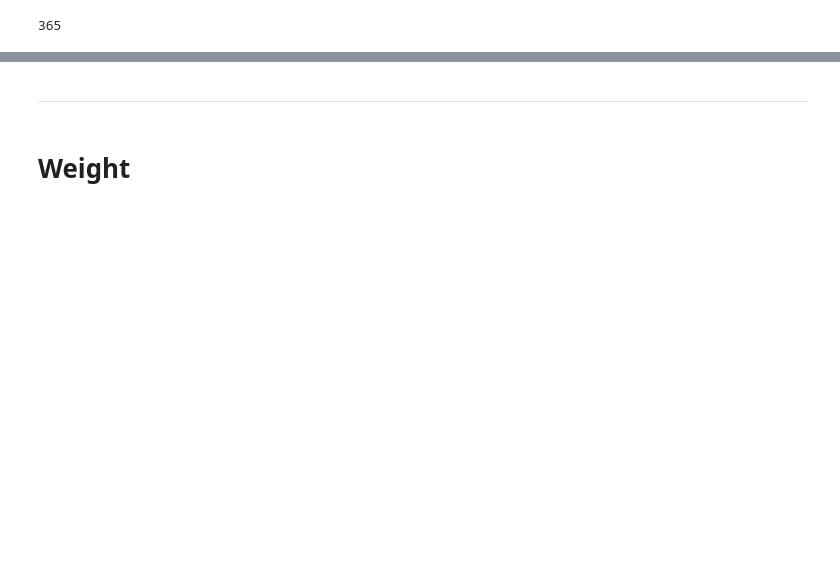
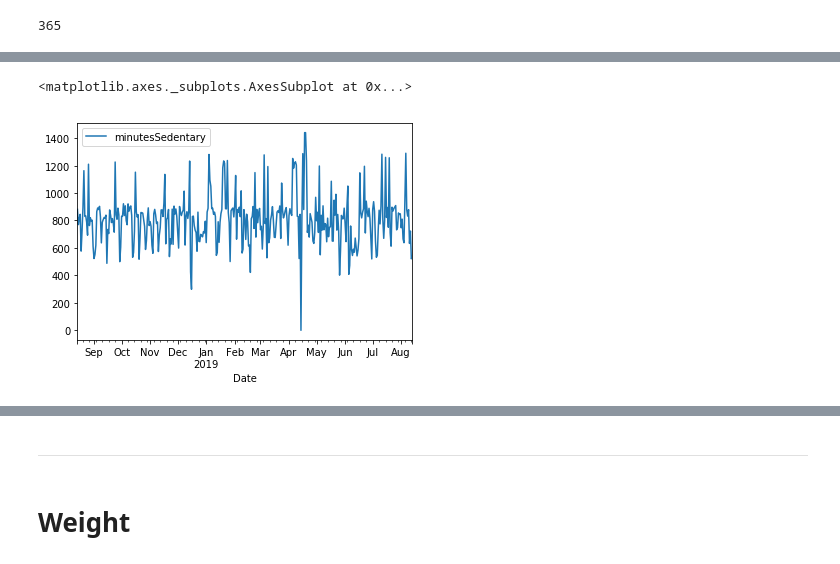
Before and after one commit to markwk/qs_ledger, a Jupyter notebook: fitbit/fitbit_downloader.ipynb, the cells around one changed output, grey strips where cells are left out. Drawn from its saved outputs; the diff is of its cells as text; code cells hidden in the pictures; blank space fills up the shorter version.

```diff
--- a/fitbit/fitbit_downloader.ipynb
+++ b/fitbit/fitbit_downloader.ipynb
@@ -129,0 +148,12 @@ date_steps.to_csv('data/daily_steps.csv', index=None, encoding='utf-8')
+# %%
+# example: minutesSedentary
+activity_ts = auth2_client.time_series('activities/minutesSedentary', period='1y')
+date_act_list = [(dateutil.parser.parse(date_act_dict['dateTime']), int(date_act_dict['value']))
+              for date_act_dict in activity_ts[list(activity_ts.keys())[0]]]
+minutesSedentary = pd.DataFrame(date_act_list, columns=('Date', 'minutesSedentary'))
+minutesSedentary.to_csv('data/minutesSedentary.csv', index=None, encoding='utf-8')
+# %%
+minutesSedentary.plot(x='Date', y='minutesSedentary')
+# %% [output]
+<matplotlib.axes._subplots.AxesSubplot at 0x...>
+[figure, added]
```
Also changed, not shown: parts of 68 cells of this notebook.
